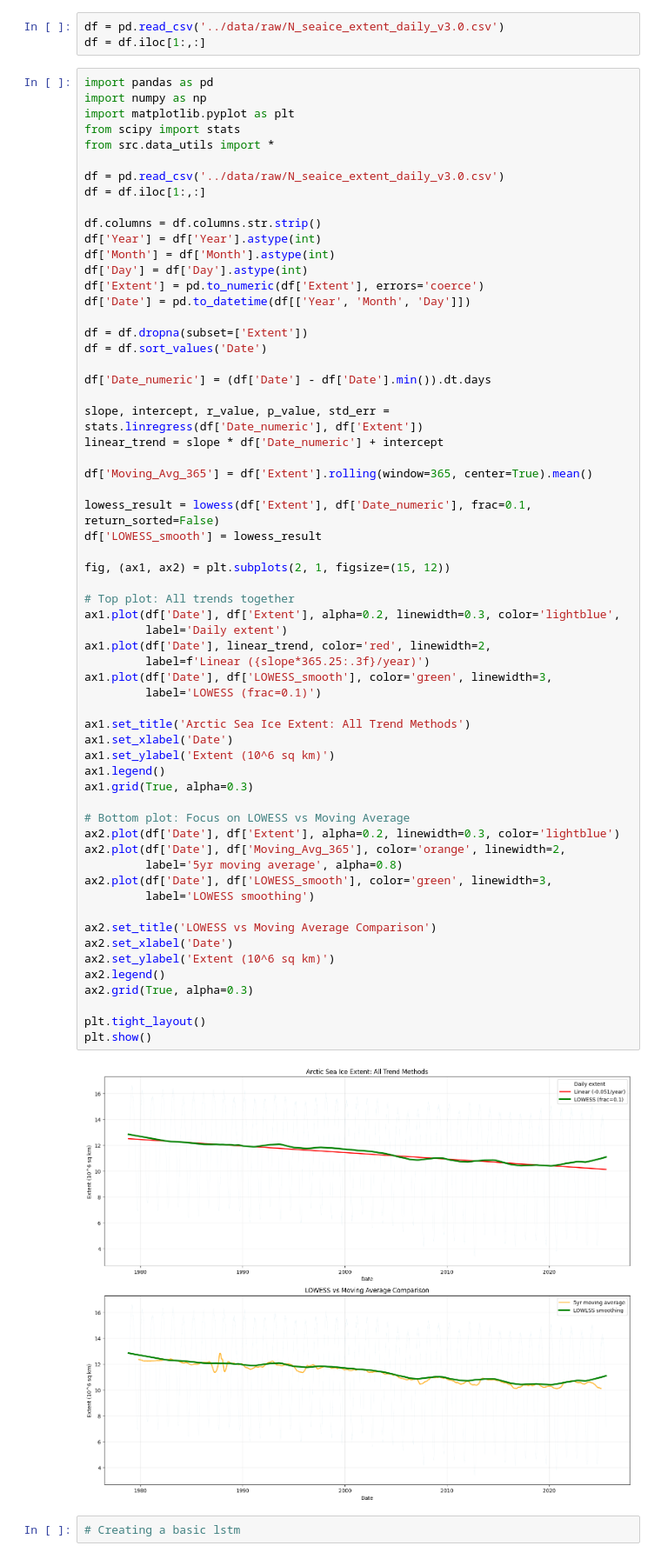
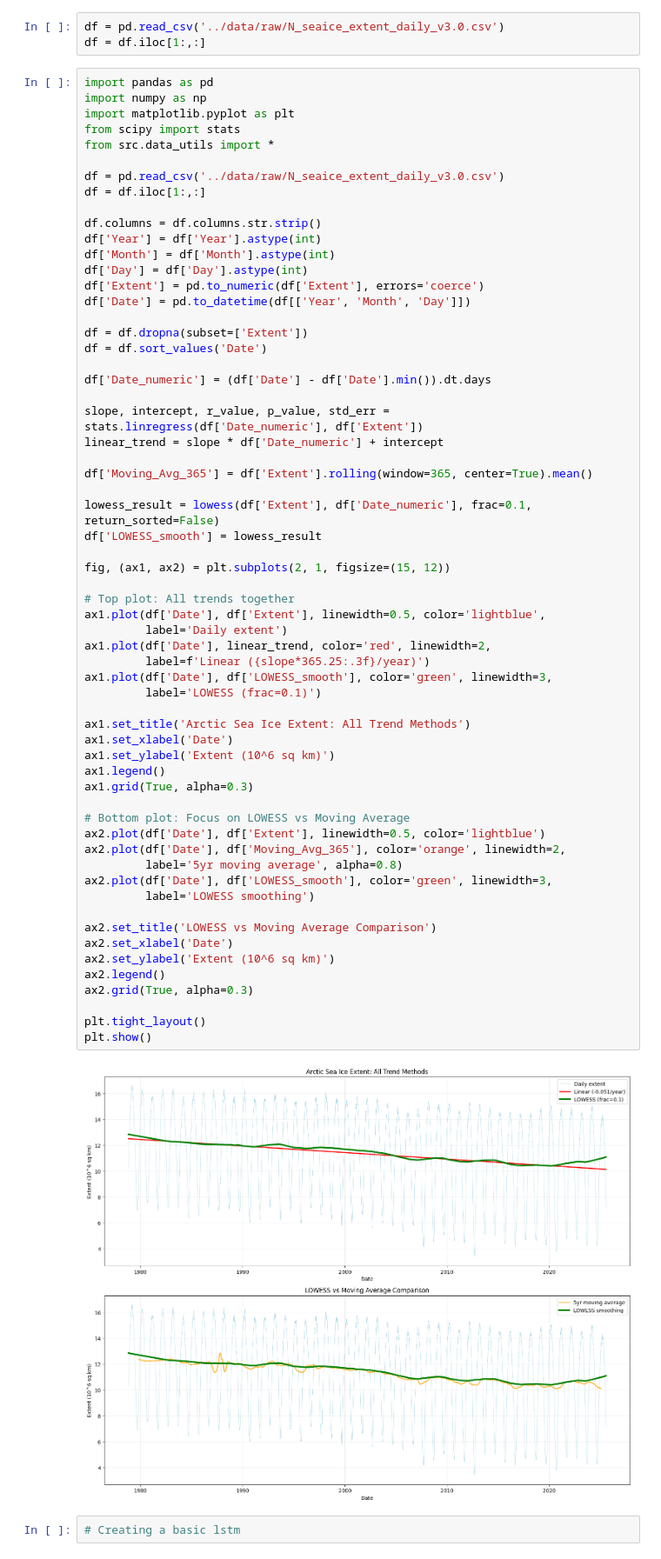
Before and after one commit to CatraMyBeloved/arctic-ice-extent, a Jupyter notebook: notebooks/01_Exploration.ipynb, the cells around one changed output. Shown: that part at 87% size. Drawn from its saved outputs; the diff is of its cells as text.

```diff
--- a/notebooks/01_Exploration.ipynb
+++ b/notebooks/01_Exploration.ipynb
@@ -42,35 +42,35 @@ df['LOWESS_smooth'] = lowess_result
 fig, (ax1, ax2) = plt.subplots(2, 1, figsize=(15, 12))
 
 # Top plot: All trends together
-ax1.plot(df['Date'], df['Extent'], alpha=0.2, linewidth=0.3, color='lightblue',
+ax1.plot(df['Date'], df['Extent'], linewidth=0.5, color='lightblue',
          label='Daily extent')
 ax1.plot(df['Date'], linear_trend, color='red', linewidth=2,
          label=f'Linear ({slope*365.25:.3f}/year)')
 ax1.plot(df['Date'], df['LOWESS_smooth'], color='green', linewidth=3,
          label='LOWESS (frac=0.1)')
 
 ax1.set_title('Arctic Sea Ice Extent: All Trend Methods')
 ax1.set_xlabel('Date')
 ax1.set_ylabel('Extent (10^6 sq km)')
 ax1.legend()
 ax1.grid(True, alpha=0.3)
 
 # Bottom plot: Focus on LOWESS vs Moving Average
-ax2.plot(df['Date'], df['Extent'], alpha=0.2, linewidth=0.3, color='lightblue')
+ax2.plot(df['Date'], df['Extent'], linewidth=0.5, color='lightblue')
 ax2.plot(df['Date'], df['Moving_Avg_365'], color='orange', linewidth=2,
          label='5yr moving average', alpha=0.8)
 ax2.plot(df['Date'], df['LOWESS_smooth'], color='green', linewidth=3,
          label='LOWESS smoothing')
 
 ax2.set_title('LOWESS vs Moving Average Comparison')
 ax2.set_xlabel('Date')
 ax2.set_ylabel('Extent (10^6 sq km)')
 ax2.legend()
 ax2.grid(True, alpha=0.3)
 
 plt.tight_layout()
 plt.show()
 # %% [output]
-[figure, old version]
+[figure, new version]
 # %%
 # Creating a basic lstm
```
Also changed, not shown: 2 other files.
